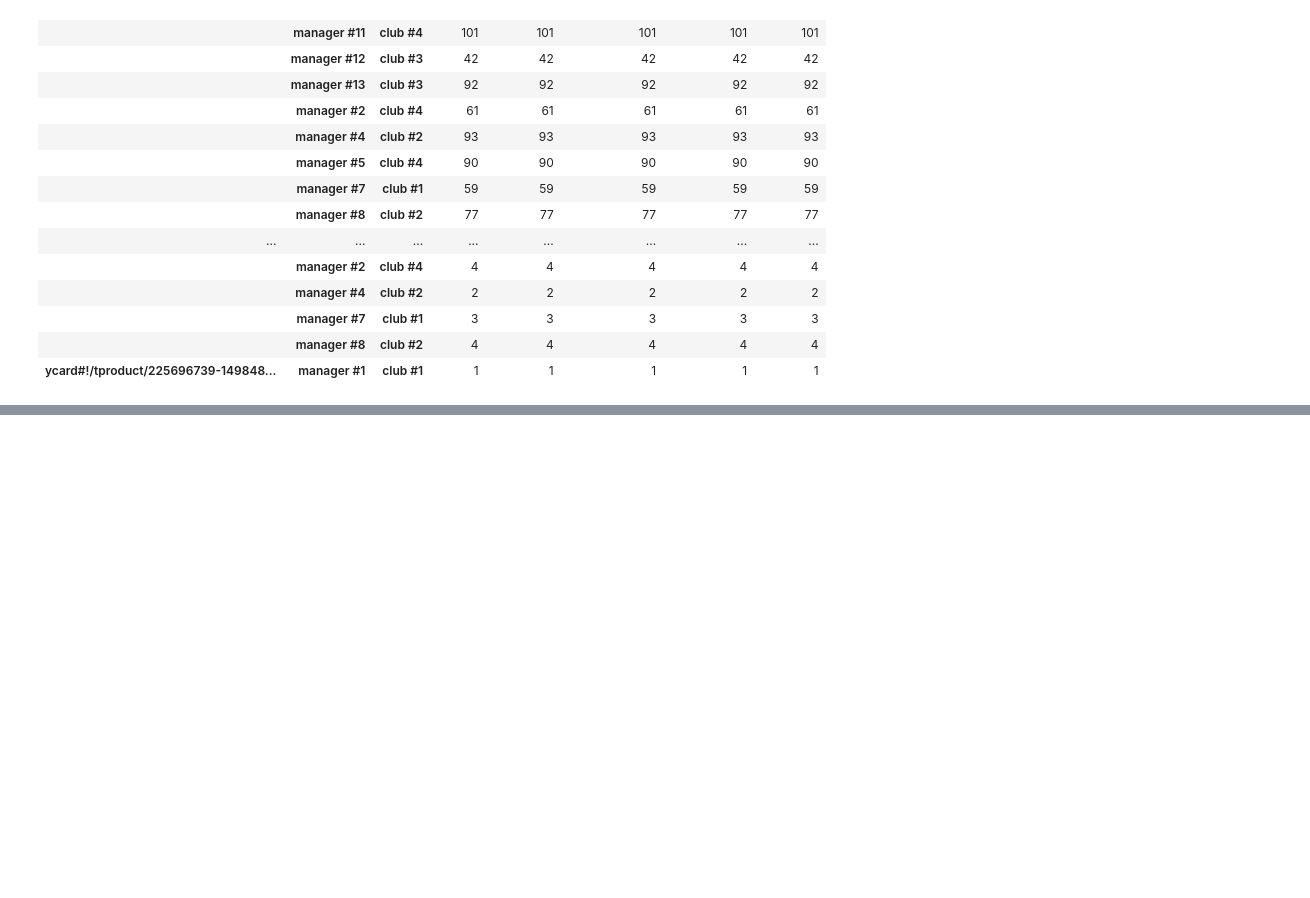
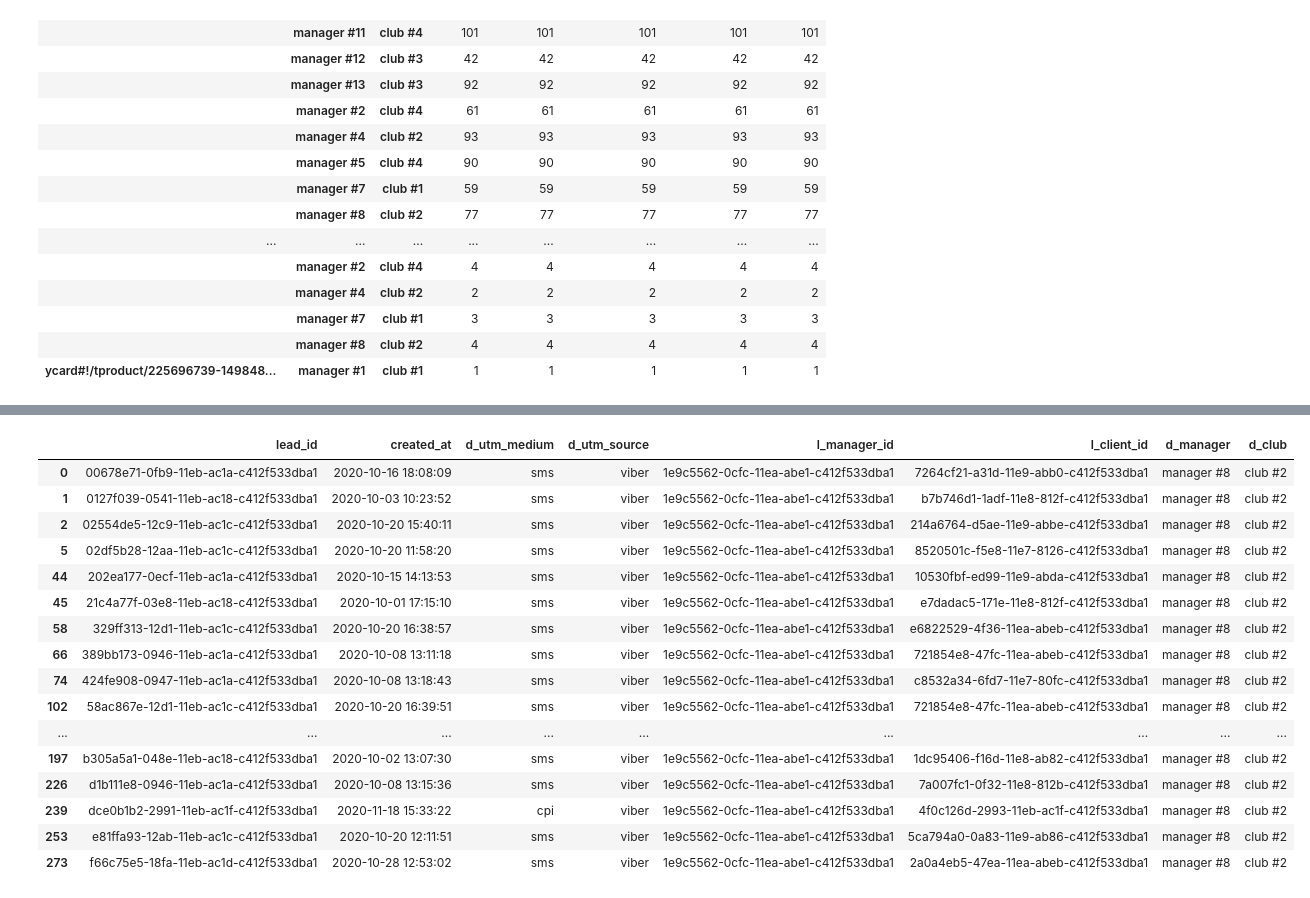
Before and after one commit to DmitriyGod/data-reporter, a Jupyter notebook: data-processing-script.ipynb, the cells around one changed output, grey strips where cells are left out. Cells and saved outputs as stored; diff of their text form; code cells hidden in the pictures; blank space fills up the shorter version.

```diff
--- a/data-processing-script.ipynb
+++ b/data-processing-script.ipynb
@@ -95,0 +91,4 @@ leads_df
+# %%
+set_row_displays(5)
+leads_df['created_at'] = leads_df['created_at'].apply(lambda x: datetime.strptime(x, '%Y-%m-%d %H:%M:%S'))
+leads_df
@@ -407,0 +410,31 @@ vkontakte manager #9 club #3
+# %%
+class SpecifiedReport:
+
+    def __init__(self, channel, manager, club, df):
+        uncreated_client_id = '00000000-0000-0000-0000-000000000000'
+
+        self.channel = channel
+        self.manager = manager
+        self.club = club
+        self.df = df[df['d_utm_source'] == channel][df['d_manager'] == manager][df['d_club'] == club]
+
+        self.n_trash_leads = self.df[self.df['l_client_id'] == uncreated_client_id].shape[0]
+        self.n_leads = self.df.shape[0]
+
+        self.df = self.df[self.df['l_client_id'] != uncreated_client_id]
+
+    df = None
+    channel = ""
+    manager = ""
+    club = ""
+
+    n_leads = 0
+    n_trash_leads = 0
+    n_new_leads = 0
+    n_customers = 0
+    n_new_customers = 0
+    new_customers_purchases_amount = 0
+# %%
+r = SpecifiedReport("viber", "manager #8", "club #2", leads_with_clubs)
+set_row_displays(30)
+r.df[["created_at", "l_client_id"]].sort_values(by=['created_at']).drop_duplicates(subset='l_client_id', keep='last')
@@ -407,0 +459,20 @@ vkontakte manager #9 club #3
+# %%
+r.df
+# %% [output]
+|  | lead_id | created_at | d_utm_medium | d_utm_source | l_manager_id | l_client_id | d_manager | d_club |
+| 0 | 00678e71-0fb9-11eb-ac1a-c412f533dba1 | 2020-10-16 18:08:09 | sms | viber | 1e9c5562-0cfc-11ea-abe1-c412f533dba1 | 7264cf21-a31d-11e9-abb0-c412f533dba1 | manager #8 | club #2 |
+| 1 | 0127f039-0541-11eb-ac18-c412f533dba1 | 2020-10-03 10:23:52 | sms | viber | 1e9c5562-0cfc-11ea-abe1-c412f533dba1 | b7b746d1-1adf-11e8-812f-c412f533dba1 | manager #8 | club #2 |
+| 2 | 02554de5-12c9-11eb-ac1c-c412f533dba1 | 2020-10-20 15:40:11 | sms | viber | 1e9c5562-0cfc-11ea-abe1-c412f533dba1 | 214a6764-d5ae-11e9-abbe-c412f533dba1 | manager #8 | club #2 |
+| 5 | 02df5b28-12aa-11eb-ac1c-c412f533dba1 | 2020-10-20 11:58:20 | sms | viber | 1e9c5562-0cfc-11ea-abe1-c412f533dba1 | 8520501c-f5e8-11e7-8126-c412f533dba1 | manager #8 | club #2 |
+| 44 | 202ea177-0ecf-11eb-ac1a-c412f533dba1 | 2020-10-15 14:13:53 | sms | viber | 1e9c5562-0cfc-11ea-abe1-c412f533dba1 | 10530fbf-ed99-11e9-abda-c412f533dba1 | manager #8 | club #2 |
+| 45 | 21c4a77f-03e8-11eb-ac18-c412f533dba1 | 2020-10-01 17:15:10 | sms | viber | 1e9c5562-0cfc-11ea-abe1-c412f533dba1 | e7dadac5-171e-11e8-812f-c412f533dba1 | manager #8 | club #2 |
+| 58 | 329ff313-12d1-11eb-ac1c-c412f533dba1 | 2020-10-20 16:38:57 | sms | viber | 1e9c5562-0cfc-11ea-abe1-c412f533dba1 | e6822529-4f36-11ea-abeb-c412f533dba1 | manager #8 | club #2 |
+| 66 | 389bb173-0946-11eb-ac1a-c412f533dba1 | 2020-10-08 13:11:18 | sms | viber | 1e9c5562-0cfc-11ea-abe1-c412f533dba1 | 721854e8-47fc-11ea-abeb-c412f533dba1 | manager #8 | club #2 |
+| 74 | 424fe908-0947-11eb-ac1a-c412f533dba1 | 2020-10-08 13:18:43 | sms | viber | 1e9c5562-0cfc-11ea-abe1-c412f533dba1 | c8532a34-6fd7-11e7-80fc-c412f533dba1 | manager #8 | club #2 |
+| 102 | 58ac867e-12d1-11eb-ac1c-c412f533dba1 | 2020-10-20 16:39:51 | sms | viber | 1e9c5562-0cfc-11ea-abe1-c412f533dba1 | 721854e8-47fc-11ea-abeb-c412f533dba1 | manager #8 | club #2 |
+| ... | ... | ... | ... | ... | ... | ... | ... | ... |
+| 197 | b305a5a1-048e-11eb-ac18-c412f533dba1 | 2020-10-02 13:07:30 | sms | viber | 1e9c5562-0cfc-11ea-abe1-c412f533dba1 | 1dc95406-f16d-11e8-ab82-c412f533dba1 | manager #8 | club #2 |
+| 226 | d1b111e8-0946-11eb-ac1a-c412f533dba1 | 2020-10-08 13:15:36 | sms | viber | 1e9c5562-0cfc-11ea-abe1-c412f533dba1 | 7a007fc1-0f32-11e8-812b-c412f533dba1 | manager #8 | club #2 |
+| 239 | dce0b1b2-2991-11eb-ac1f-c412f533dba1 | 2020-11-18 15:33:22 | cpi | viber | 1e9c5562-0cfc-11ea-abe1-c412f533dba1 | 4f0c126d-2993-11eb-ac1f-c412f533dba1 | manager #8 | club #2 |
+| 253 | e81ffa93-12ab-11eb-ac1c-c412f533dba1 | 2020-10-20 12:11:51 | sms | viber | 1e9c5562-0cfc-11ea-abe1-c412f533dba1 | 5ca794a0-0a83-11e9-ab86-c412f533dba1 | manager #8 | club #2 |
+| 273 | f66c75e5-18fa-11eb-ac1d-c412f533dba1 | 2020-10-28 12:53:02 | sms | viber | 1e9c5562-0cfc-11ea-abe1-c412f533dba1 | 2a0a4eb5-47ea-11ea-abeb-c412f533dba1 | manager #8 | club #2 |
```
Also changed, not shown: parts of 8 cells of this notebook.
